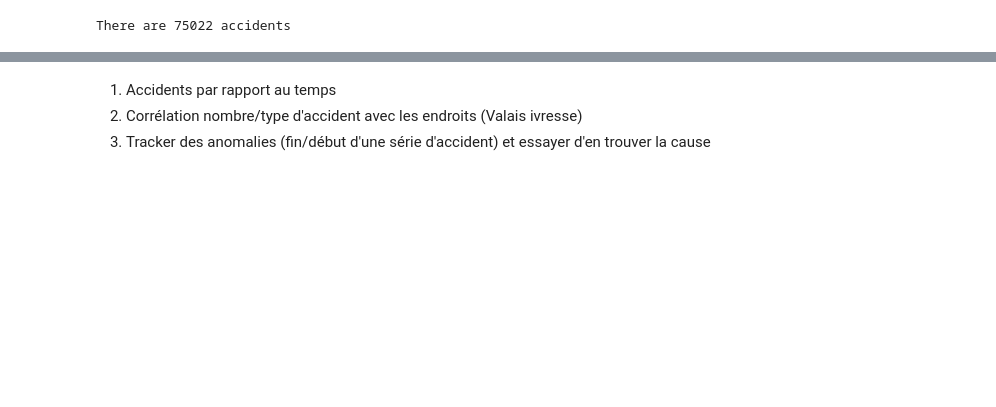
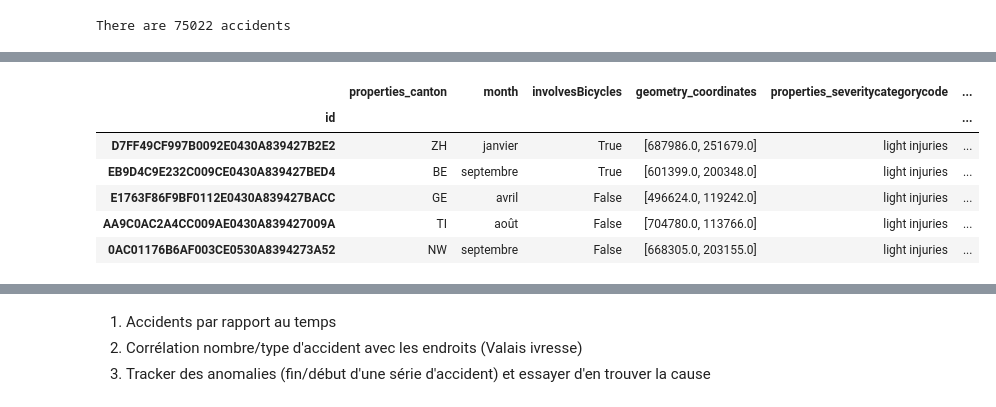
Before and after one commit to Jokau/ada-project, a Jupyter notebook: project_data_scraping.ipynb, the cells around one changed output, grey strips where cells are left out. Cells and saved outputs as stored; diff of their text form; code cells hidden in the pictures; blank space fills up the shorter version.

```diff
--- a/project_data_scraping.ipynb
+++ b/project_data_scraping.ipynb
@@ -274,0 +333,10 @@ accidents_df.to_csv('data/accidents.csv')
+# %%
+accidents_df.sample(5)
+# %% [output]
+|  | properties_canton | month | involvesBicycles | geometry_coordinates | properties_severitycategorycode | ... |
+| id |  |  |  |  |  | ... |
+| D7FF49CF997B0092E0430A839427B2E2 | ZH | janvier | True | [687986.0, 251679.0] | light injuries | ... |
+| EB9D4C9E232C009CE0430A839427BED4 | BE | septembre | True | [601399.0, 200348.0] | light injuries | ... |
+| E1763F86F9BF0112E0430A839427BACC | GE | avril | False | [496624.0, 119242.0] | light injuries | ... |
+| AA9C0AC2A4CC009AE0430A839427009A | TI | août | False | [704780.0, 113766.0] | light injuries | ... |
+| 0AC01176B6AF003CE0530A8394273A52 | NW | septembre | False | [668305.0, 203155.0] | light injuries | ... |
```
Also changed, not shown: parts of 21 cells of this notebook, 2 other files.
